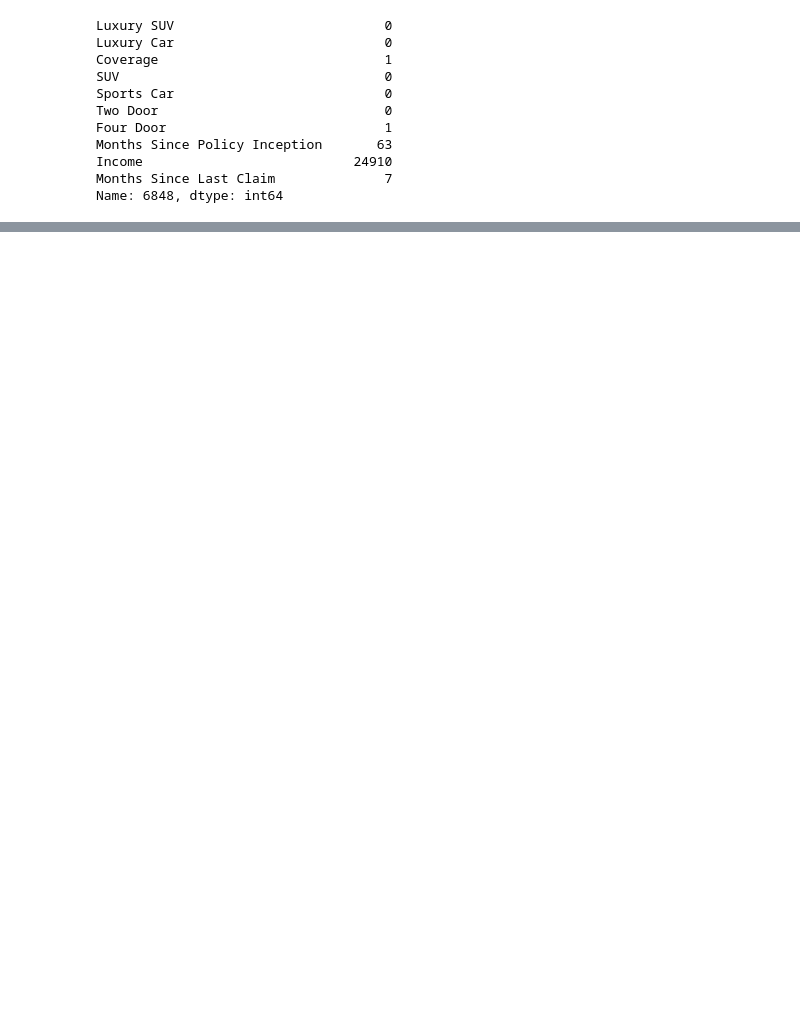
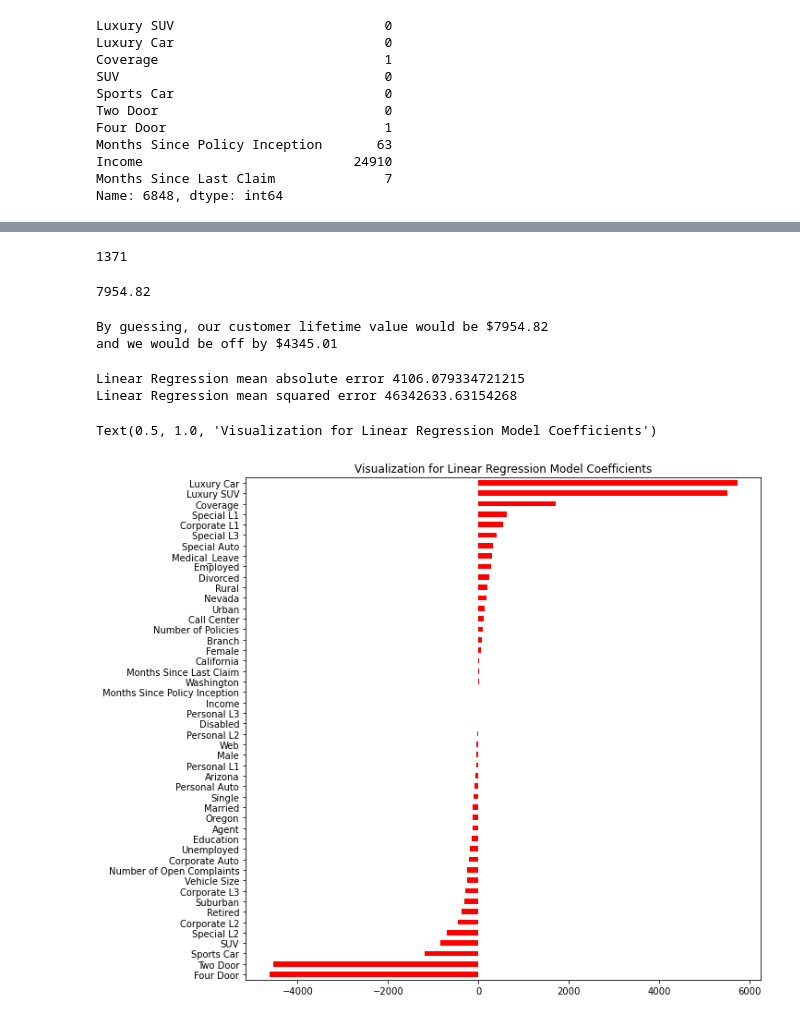
Before and after one commit to EvidenceN/Insurance_premium_prediction, a Jupyter notebook: model/premium.ipynb, the cells around one changed output, grey strips where cells are left out. Drawn from its saved outputs; the diff is of its cells as text; code cells hidden in the pictures; blank space fills up the shorter version.

```diff
--- a/model/premium.ipynb
+++ b/model/premium.ipynb
@@ -1911,0 +1947,67 @@ Setting feature_perturbation = "tree_path_dependent" because no background data
+# %%
+len(y_test_ltv)
+# %% [output]
+1371
+# %%
+# mean baseline = random guess.
+# If I were to guess what the lifetime value of the customer is,
+# this will be my guess.
+
+mean_ltv = y_train_ltv.mean()
+round(mean_ltv, 2)
+# %% [output]
+7954.82
+# %%
+error_ltv = mean_ltv - y_train_ltv
+
+# mean absolute error of our mean baseline
+
+mean_ltv_absolute_error = error_ltv.abs().mean()
+print(f'By guessing, our customer lifetime value would be ${round(mean_ltv, 2)} \nand we would be off by ${round(mean_ltv_absolute_error, 2)}')
+# %% [output]
+By guessing, our customer lifetime value would be $7954.82
+and we would be off by $4345.01
+# %%
+# linear regression model for customer lifetime value
+
+lr_ltv = LinearRegression()
+
+# fitting linear regression model
+
+lr_ltvModel = lr_ltv.fit(x_train_ltv, y_train_ltv)
+
+# predicting y_values using test dataset.
+
+y_pred_ltv = lr_ltvModel.predict(x_test_ltv)
+
+mae_ltv = mean_absolute_error(y_test_ltv, y_pred_ltv)
+mse_ltv = mean_squared_error(y_test_ltv, y_pred_ltv)
+print(f'Linear Regression mean absolute error {mae_ltv}')
+print(f"Linear Regression mean squared error {mse_ltv}")
+# %% [output]
+Linear Regression mean absolute error 4106.079334721215
+Linear Regression mean squared error 46342633.63154268
+# %%
+# visualizing coefficients for customer lifetime value using linar regression
+
+coeff_ltv = lr_ltvModel.coef_
+
+# plotting the coefficients from linear regression model.
+columns = x_train_ltv.columns
+
+# series between columns and coefficients
+
+lr_ltvGraph = pd.Series(coeff_ltv, columns)
+
+# Visualization for Linear Regression model.
+import matplotlib.pyplot as plt
+from matplotlib.pyplot import figure
+
+figure(figsize=(10,10))
+
+lr_ltvGraph.sort_values().plot.barh(color='red')
+
+plt.title('Visualization for Linear Regression Model Coefficients')
+# %% [output]
+Text(0.5, 1.0, 'Visualization for Linear Regression Model Coefficients')
+[figure, added]
```
Also changed, not shown: parts of 8 cells of this notebook, 1 other file.
